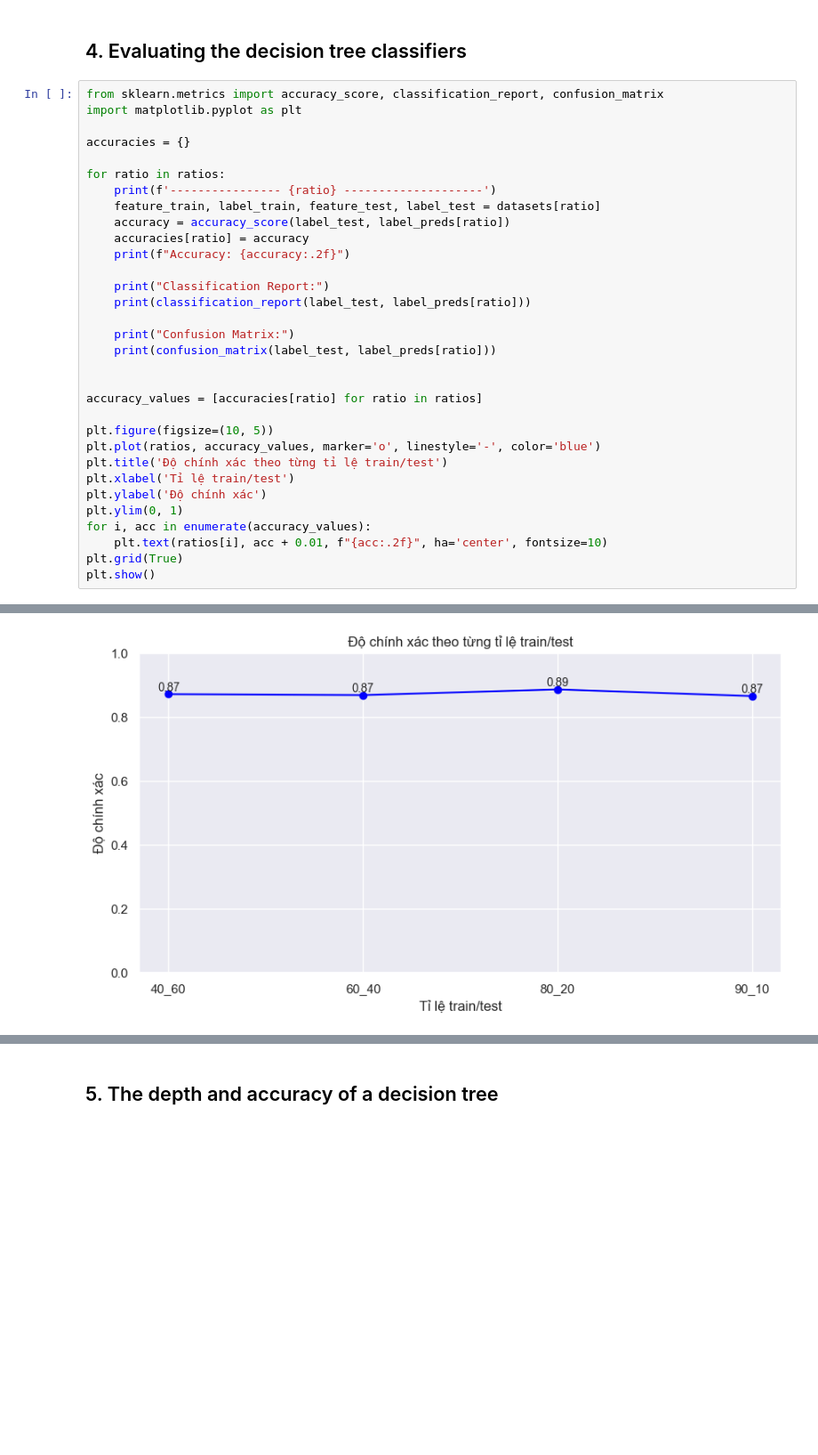
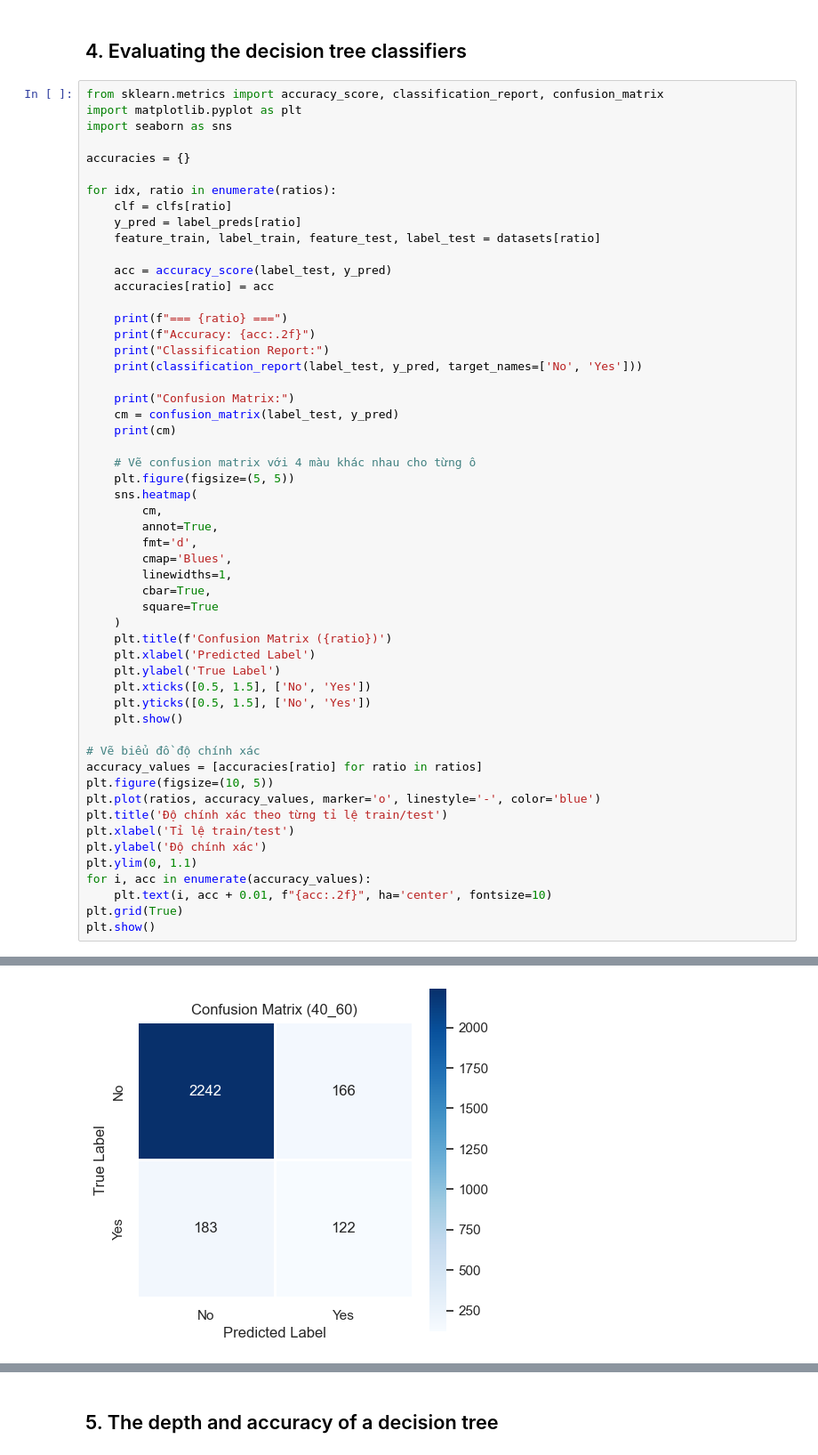
Before and after one commit to pqkkkkk/DecisionTree, a Jupyter notebook: bank.ipynb, the cells around one changed output, grey strips where cells are left out. Shown at 89% size. Drawn from its saved outputs; the diff is of its cells as text; blank space fills up the shorter version.

Commit message:
add visualization for CM

```diff
--- a/bank.ipynb
+++ b/bank.ipynb
@@ -164,33 +164,55 @@ d:\NAM3_HK2\CSTNTT\DT\DecisionTree\png\bank\ratio/bank_tree_90_10.png
 # %%
 from sklearn.metrics import accuracy_score, classification_report, confusion_matrix
 import matplotlib.pyplot as plt
+import seaborn as sns
 
 accuracies = {}
 
-for ratio in ratios:
-    print(f'---------------- {ratio} --------------------')
+for idx, ratio in enumerate(ratios):
+    clf = clfs[ratio]
+    y_pred = label_preds[ratio]
     feature_train, label_train, feature_test, label_test = datasets[ratio]
-    accuracy = accuracy_score(label_test, label_preds[ratio])
-    accuracies[ratio] = accuracy
-    print(f"Accuracy: {accuracy:.2f}")
 
+    acc = accuracy_score(label_test, y_pred)
+    accuracies[ratio] = acc
+
+    print(f"=== {ratio} ===")
+    print(f"Accuracy: {acc:.2f}")
     print("Classification Report:")
-    print(classification_report(label_test, label_preds[ratio]))
+    print(classification_report(label_test, y_pred, target_names=['No', 'Yes']))
 
     print("Confusion Matrix:")
-    print(confusion_matrix(label_test, label_preds[ratio]))
+    cm = confusion_matrix(label_test, y_pred)
+    print(cm)
 
+    # Vẽ confusion matrix với 4 màu khác nhau cho từng ô
+    plt.figure(figsize=(5, 5))
+    sns.heatmap(
+        cm,
+        annot=True,
+        fmt='d',
+        cmap='Blues',
+        linewidths=1,
+        cbar=True,
+        square=True
+    )
+    plt.title(f'Confusion Matrix ({ratio})')
+    plt.xlabel('Predicted Label')
+    plt.ylabel('True Label')
+    plt.xticks([0.5, 1.5], ['No', 'Yes'])
+    plt.yticks([0.5, 1.5], ['No', 'Yes'])
+    plt.show()
 
+# Vẽ biểu đồ độ chính xác
 accuracy_values = [accuracies[ratio] for ratio in ratios]
-
 plt.figure(figsize=(10, 5))
 plt.plot(ratios, accuracy_values, marker='o', linestyle='-', color='blue')
 plt.title('Độ chính xác theo từng tỉ lệ train/test')
 plt.xlabel('Tỉ lệ train/test')
 plt.ylabel('Độ chính xác')
-plt.ylim(0, 1)
+plt.ylim(0, 1.1)
 for i, acc in enumerate(accuracy_values):
-    plt.text(ratios[i], acc + 0.01, f"{acc:.2f}", ha='center', fontsize=10)
+    plt.text(i, acc + 0.01, f"{acc:.2f}", ha='center', fontsize=10)
 plt.grid(True)
 plt.show()
 # %% [output]
@@ -214 +234 @@ Confusion Matrix:
-[figure, old version]
+[figure, new version]
```
Also changed, not shown: parts of 2 cells of this notebook.
